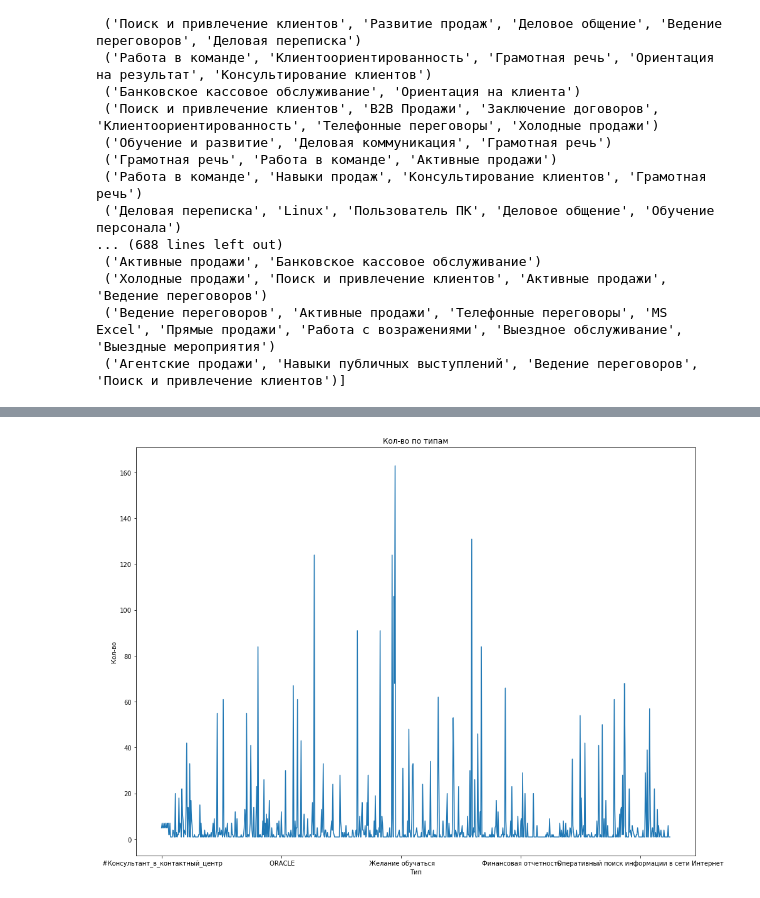
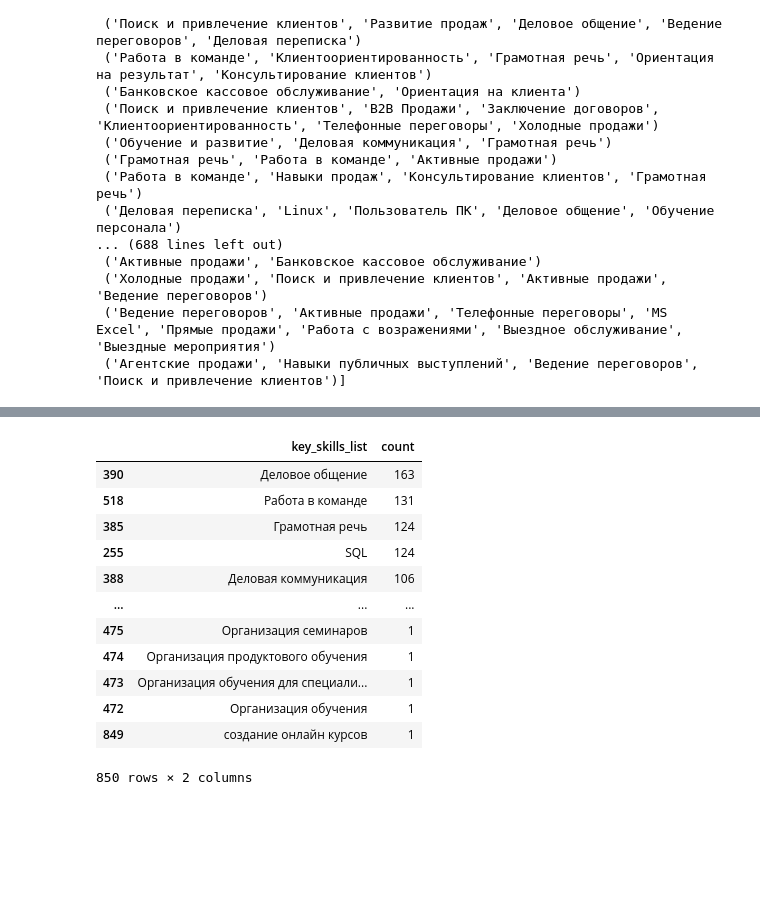
Before and after one commit to Bum1987/Bulat_DA_course, a Jupyter notebook: Hometask 2.ipynb, the cells around one changed output, grey strips where cells are left out. Cells and saved outputs as stored; diff of their text form; code cells hidden in the pictures; blank space fills up the shorter version.

```diff
--- a/Hometask 2.ipynb
+++ b/Hometask 2.ipynb
@@ -202,11 +193,16 @@ X = dfz.groupby('key_skills_list')['key_skills_list'].count()
-# %%
-fig, ax = plt.subplots(figsize=(16, 12))
-X.plot(ax=ax)
-
-ax.set_title('Кол-во по типам')
-ax.set_xlabel('Тип')
-ax.set_ylabel('Кол-во')
-
-plt.show()
-# %% [output]
-[figure, removed]
+# %%
+X
+# %% [output]
+|  | key_skills_list | count |
+| 390 | Деловое общение | 163 |
+| 518 | Работа в команде | 131 |
+| 385 | Грамотная речь | 124 |
+| 255 | SQL | 124 |
+| 388 | Деловая коммуникация | 106 |
+| ... | ... | ... |
+| 475 | Организация семинаров | 1 |
+| 474 | Организация продуктового обучения | 1 |
+| 473 | Организация обучения для специали... | 1 |
+| 472 | Организация обучения | 1 |
+| 849 | создание онлайн курсов | 1 |
+850 rows × 2 columns
```
Also changed, not shown: parts of 4 cells of this notebook.
